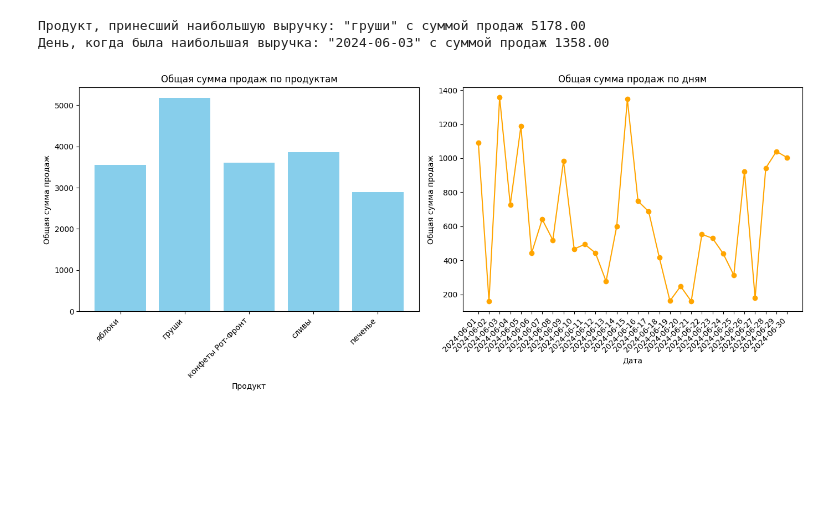
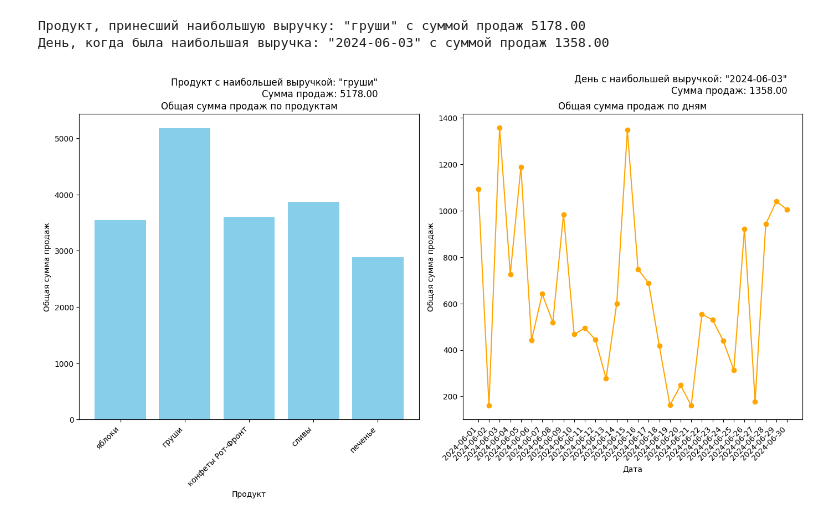
Before and after one commit to anunuclse/Final_tesk_DE_step12, a Jupyter notebook: Final_tesk_DE_step12.ipynb, the cells around one changed output. Saved outputs shown, nothing was run; the diff lists cells and outputs as text; code cells hidden in the pictures; blank space fills up the shorter version.

```diff
--- a/Final_tesk_DE_step12.ipynb
+++ b/Final_tesk_DE_step12.ipynb
@@ -125,14 +125,16 @@ def find_top_product_and_date(total_sales_per_product, sales_over_time):
 
     print(f"Продукт, принесший наибольшую выручку: \"{top_product}\" с суммой продаж {top_revenue:.2f}")
     print(f"День, когда была наибольшая выручка: \"{top_day}\" с суммой продаж {top_sales:.2f}")
+
+    return [top_product, top_revenue, top_day, top_sales]
 # %%
-def plot_sales(sales_by_product, sales_by_date):
+def plot_sales(sales_by_product, sales_by_date, top_sales):
     # Сортировка данных по датам
     sorted_dates = sorted(sales_by_date.keys(), key=lambda x: datetime.strptime(x, '%Y-%m-%d'))
     sorted_sales_by_date = [sales_by_date[date] for date in sorted_dates]
 
     # Построение графика общей суммы продаж по продуктам
-    plt.figure(figsize=(14, 6))
+    plt.figure(figsize=(14, 8))
 
     plt.subplot(1, 2, 1)  # 1 строка, 2 столбца, 1-я ячейка
     plt.bar(sales_by_product.keys(), sales_by_product.values(), color='skyblue')
@@ -140,6 +142,11 @@ def plot_sales(sales_by_product, sales_by_date):
     plt.ylabel('Общая сумма продаж')
     plt.title('Общая сумма продаж по продуктам')
     plt.xticks(rotation=45, ha='right')
+
+    # Добавление текста над графиком
+    plt.text(len(sales_by_product) - 1, max(sales_by_product.values()) * 1.1,
+             f'Продукт с наибольшей выручкой: "{top_sales[0]}"\nСумма продаж: {top_sales[1]:.2f}',
+             ha='right', va='bottom', fontsize=12, color='black')
 
     # Построение графика общей суммы продаж по дням
     plt.subplot(1, 2, 2)  # 1 строка, 2 столбца, 2-я ячейка
@@ -149,22 +156,28 @@ def plot_sales(sales_by_product, sales_by_date):
     plt.title('Общая сумма продаж по дням')
     plt.xticks(rotation=45, ha='right')
 
+    # Добавление текста над графиком
+    plt.text(len(sorted_dates) - 1, max(sorted_sales_by_date) * 1.1,
+             f'День с наибольшей выручкой: "{top_sales[2]}"\nСумма продаж: {top_sales[3]:.2f}',
+             ha='right', va='bottom', fontsize=12, color='black')
+
     plt.tight_layout()
     plt.show()
 # %%
 # Чтение данных
 sales_data = read_sales_data(FILE_PATH)
 
 # Подсчет выручки по продуктам и датам
 sales_products = total_sales_per_product(sales_data)
 sales_dates = sales_over_time(sales_data)  # Используйте функцию sales_over_time
 
 # Вызов функции для нахождения продукта с наибольшей выручкой и дня с наибольшими продажами
-find_top_product_and_date(sales_products, sales_dates)
+top_sales = find_top_product_and_date(sales_products, sales_dates)
+top_sales
 
 # Построение графиков
-plot_sales(sales_products, sales_dates)
+plot_sales(sales_products, sales_dates, top_sales)
 # %% [output]
 Продукт, принесший наибольшую выручку: "груши" с суммой продаж 5178.00
 День, когда была наибольшая выручка: "2024-06-03" с суммой продаж 1358.00
-[figure, old version]
+[figure, new version]
```
